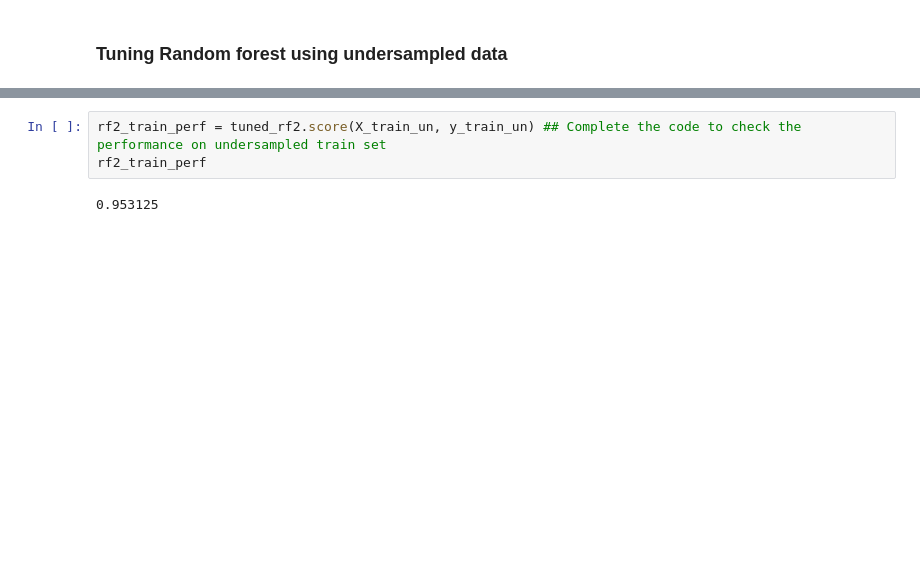
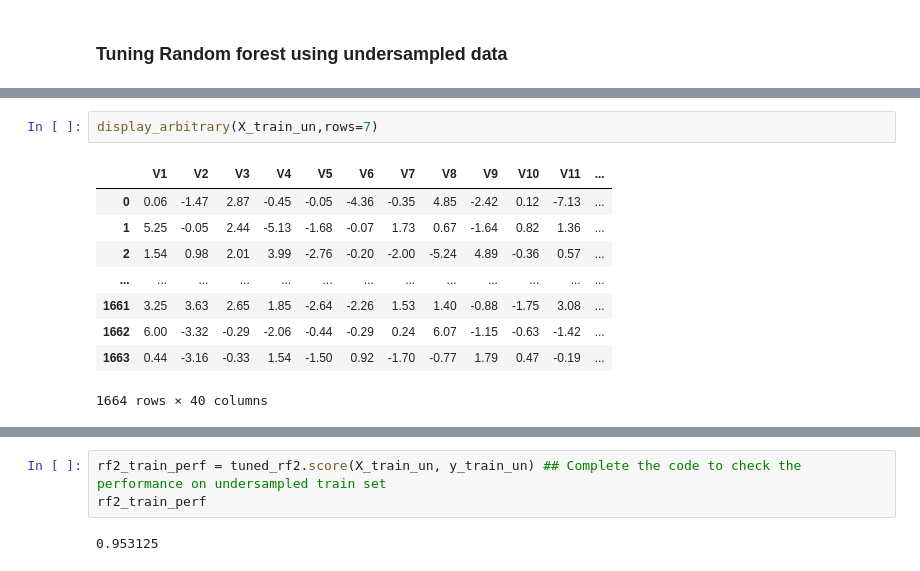
Before and after one commit to CoderSales/codespaces-jupyter, a Jupyter notebook: notebooks/MT_Project_LearnerNotebook_LowCode.ipynb, the cells around one changed output, grey strips where cells are left out. Saved outputs shown, nothing was run; the diff lists cells and outputs as text; blank space fills up the shorter version.

```diff
--- a/notebooks/MT_Project_LearnerNotebook_LowCode.ipynb
+++ b/notebooks/MT_Project_LearnerNotebook_LowCode.ipynb
@@ -1804,3 +1804,15 @@ RandomForestClassifier(max_features=0.2, max_samples=0.6000000000000001,
                        min_samples_leaf=5, n_estimators=150, random_state=1)
 [interactive output not drawn]
 [interactive output not drawn]
+# %%
+display_arbitrary(X_train_un,rows=7)
+# %% [output]
+|  | V1 | V2 | V3 | V4 | V5 | V6 | V7 | V8 | V9 | V10 | V11 | ... |
+| 0 | 0.06 | -1.47 | 2.87 | -0.45 | -0.05 | -4.36 | -0.35 | 4.85 | -2.42 | 0.12 | -7.13 | ... |
+| 1 | 5.25 | -0.05 | 2.44 | -5.13 | -1.68 | -0.07 | 1.73 | 0.67 | -1.64 | 0.82 | 1.36 | ... |
+| 2 | 1.54 | 0.98 | 2.01 | 3.99 | -2.76 | -0.20 | -2.00 | -5.24 | 4.89 | -0.36 | 0.57 | ... |
+| ... | ... | ... | ... | ... | ... | ... | ... | ... | ... | ... | ... | ... |
+| 1661 | 3.25 | 3.63 | 2.65 | 1.85 | -2.64 | -2.26 | 1.53 | 1.40 | -0.88 | -1.75 | 3.08 | ... |
+| 1662 | 6.00 | -3.32 | -0.29 | -2.06 | -0.44 | -0.29 | 0.24 | 6.07 | -1.15 | -0.63 | -1.42 | ... |
+| 1663 | 0.44 | -3.16 | -0.33 | 1.54 | -1.50 | 0.92 | -1.70 | -0.77 | 1.79 | 0.47 | -0.19 | ... |
+1664 rows × 40 columns
```
Also changed, not shown: parts of 36 cells of this notebook.
